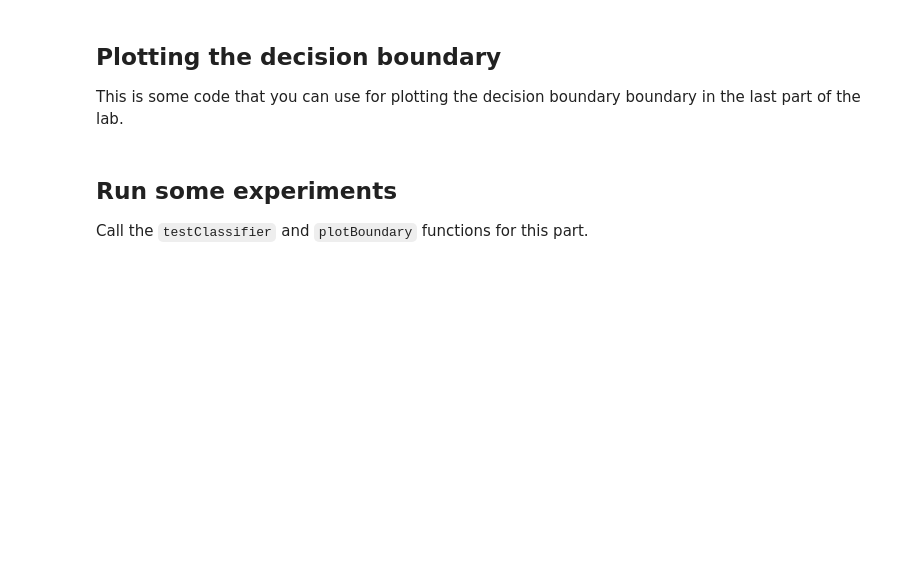
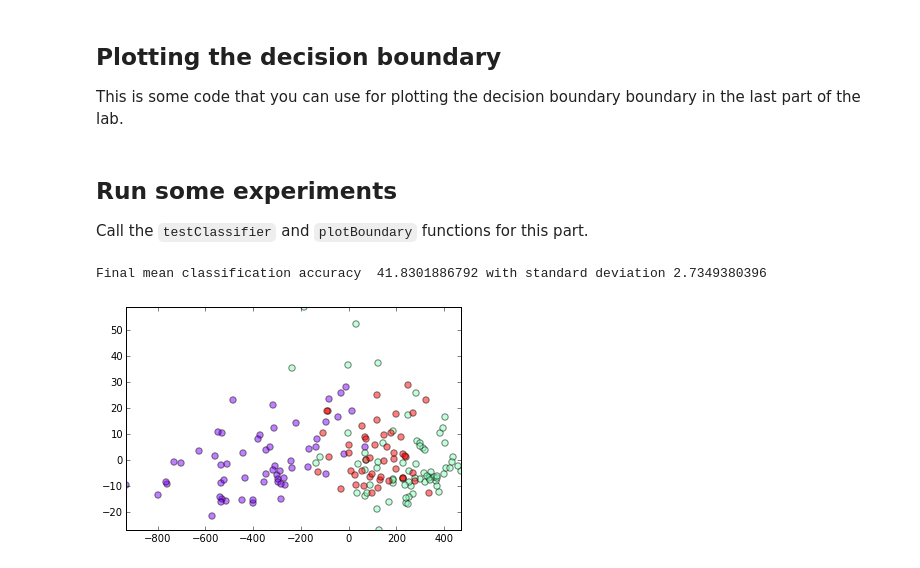
Before and after one commit to marcromeyn/Lab3, a Jupyter notebook: lab3.ipynb, the cells around one changed output. Drawn from its saved outputs; the diff is of its cells as text; code cells hidden in the pictures; blank space fills up the shorter version.

```diff
--- a/lab3.ipynb
+++ b/lab3.ipynb
@@ -116,0 +152,6 @@ plotGaussian(X,labels,mu,sigma)
+# %%
+datasets = ['wine', 'iris', 'olivetti', 'vowel']
+for dataset in datasets:
+    for covdiag in [True,False]:
+        print 'Output for dataset %s with covdiag=%s' % (dataset, covdiag)
+        testClassifier(dataset=dataset, covdiag=covdiag)
@@ -253,7 +373,11 @@ Call the `testClassifier` and `plotBoundary` functions for this part.
 # %%
 %matplotlib inline
 
 # Example usage of the functions
 
-testClassifier(dataset='iris',split=0.7,doboost=False,boostiter=5,covdiag=True)
-plotBoundary(dataset='iris',split=0.7,doboost=False,boostiter=5,covdiag=True)
+testClassifier(dataset='wine',split=0.7,doboost=False,boostiter=5,covdiag=True)
+
+plotBoundary(dataset='wine',split=0.7,doboost=False,boostiter=5,covdiag=True)
+# %% [output]
+Final mean classification accuracy  41.8301886792 with standard deviation 2.7349380396
+[figure, added]
```
Also changed, not shown: parts of 13 cells of this notebook, 1 other file.
